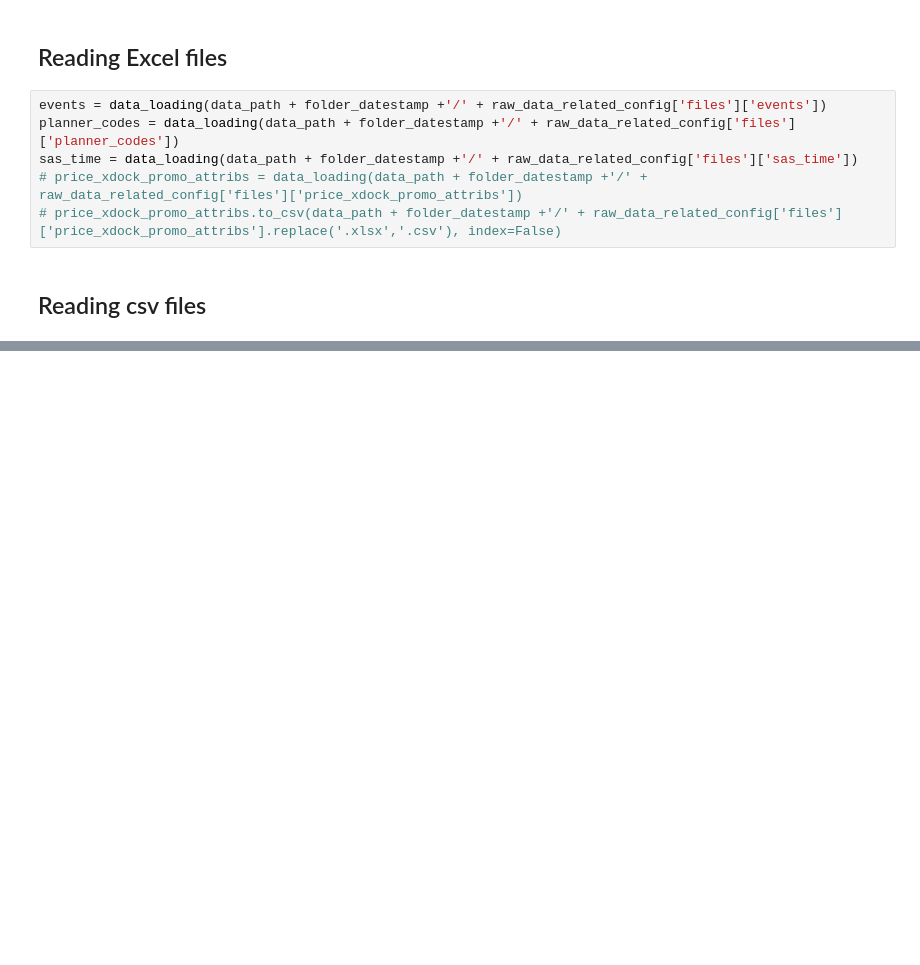
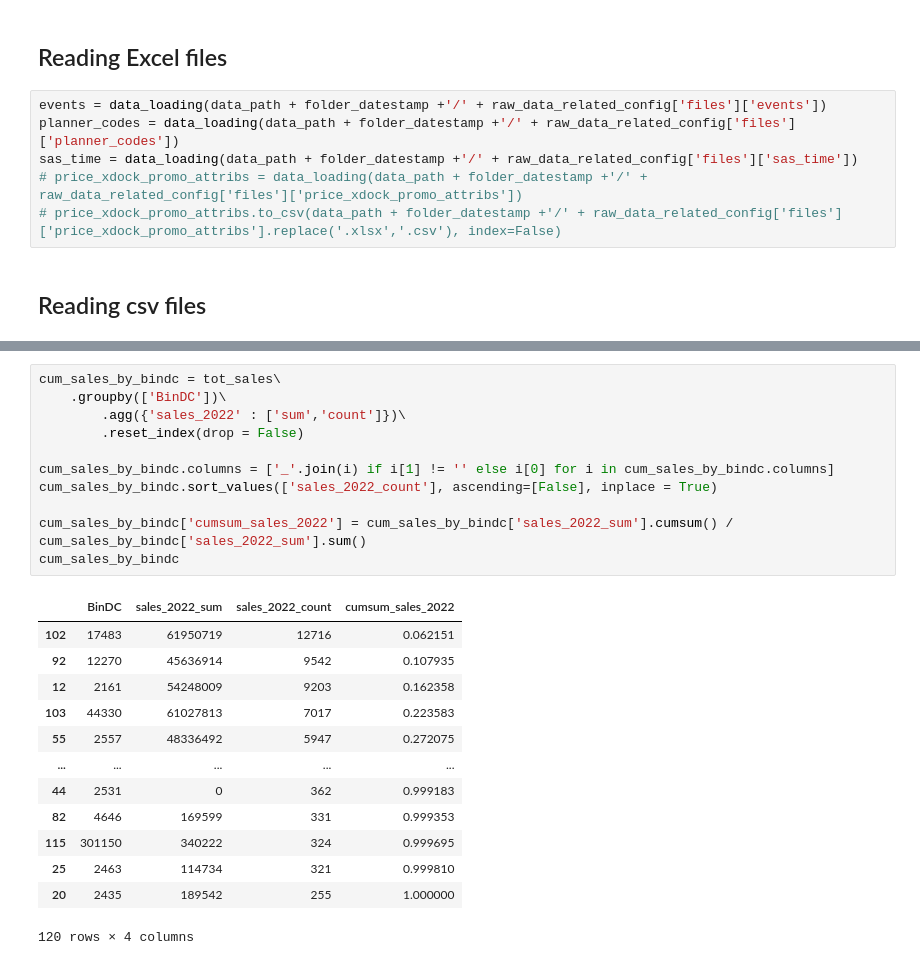
Before and after one commit to ritheshsunku/pepsico_ibp_forecasting, a Jupyter notebook: Forecasting_Solution/1. Data Processing/1.0 - Data Preprocessing.ipynb, the cells around one changed output, grey strips where cells are left out. Drawn from its saved outputs; the diff is of its cells as text; blank space fills up the shorter version.

```diff
--- a/Forecasting_Solution/1. Data Processing/1.0 - Data Preprocessing.ipynb
+++ b/Forecasting_Solution/1. Data Processing/1.0 - Data Preprocessing.ipynb
@@ -66,0 +169,25 @@ price_xdock_promo_attribs = data_loading(data_path + folder_datestamp +'/' + raw
+# %%
+cum_sales_by_bindc = tot_sales\
+    .groupby(['BinDC'])\
+        .agg({'sales_2022' : ['sum','count']})\
+        .reset_index(drop = False)
+
+cum_sales_by_bindc.columns = ['_'.join(i) if i[1] != '' else i[0] for i in cum_sales_by_bindc.columns]
+cum_sales_by_bindc.sort_values(['sales_2022_count'], ascending=[False], inplace = True)
+
+cum_sales_by_bindc['cumsum_sales_2022'] = cum_sales_by_bindc['sales_2022_sum'].cumsum() / cum_sales_by_bindc['sales_2022_sum'].sum()
+cum_sales_by_bindc
+# %% [output]
+|  | BinDC | sales_2022_sum | sales_2022_count | cumsum_sales_2022 |
+| 102 | 17483 | 61950719 | 12716 | 0.062151 |
+| 92 | 12270 | 45636914 | 9542 | 0.107935 |
+| 12 | 2161 | 54248009 | 9203 | 0.162358 |
+| 103 | 44330 | 61027813 | 7017 | 0.223583 |
+| 55 | 2557 | 48336492 | 5947 | 0.272075 |
+| ... | ... | ... | ... | ... |
+| 44 | 2531 | 0 | 362 | 0.999183 |
+| 82 | 4646 | 169599 | 331 | 0.999353 |
+| 115 | 301150 | 340222 | 324 | 0.999695 |
+| 25 | 2463 | 114734 | 321 | 0.999810 |
+| 20 | 2435 | 189542 | 255 | 1.000000 |
+120 rows × 4 columns
```
Also changed, not shown: parts of 23 cells of this notebook.
